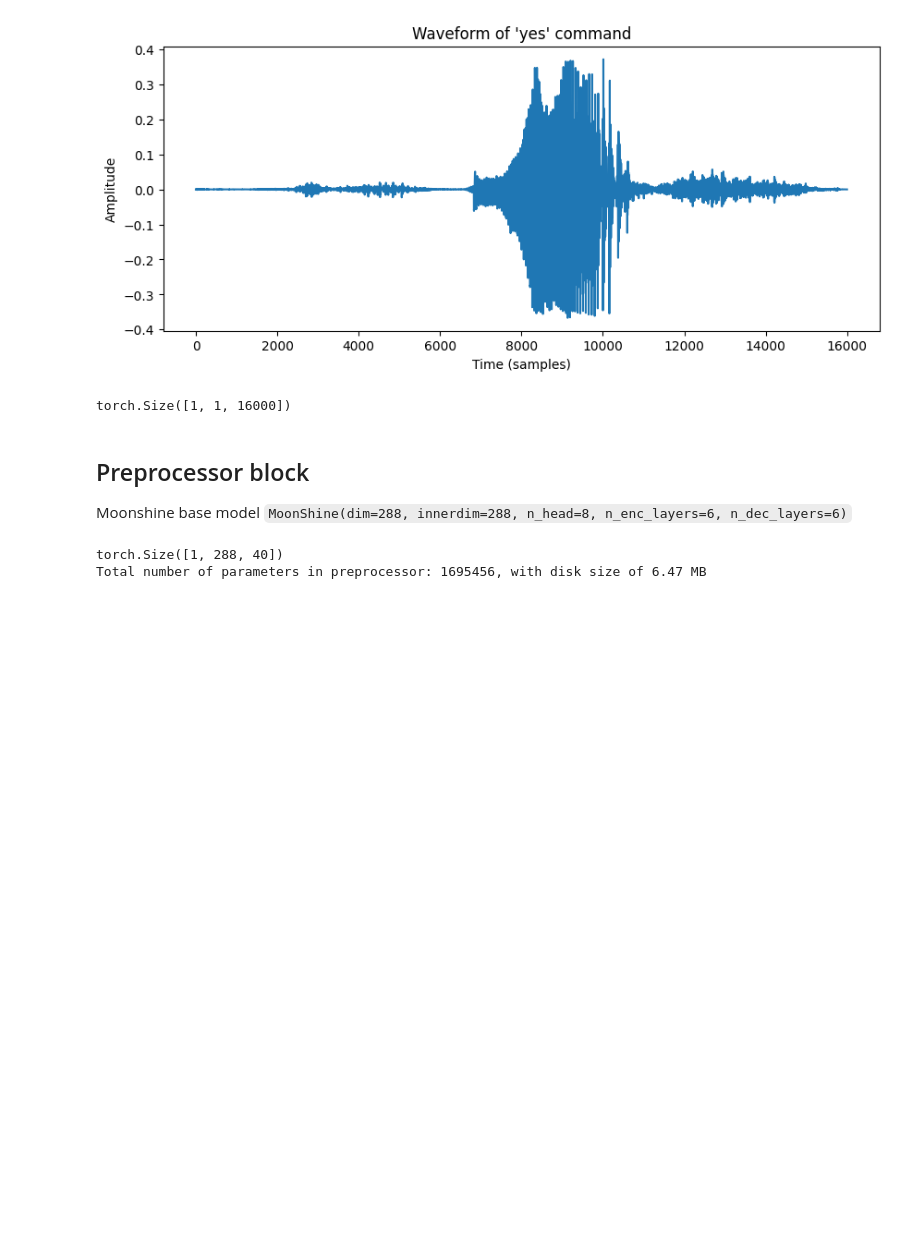
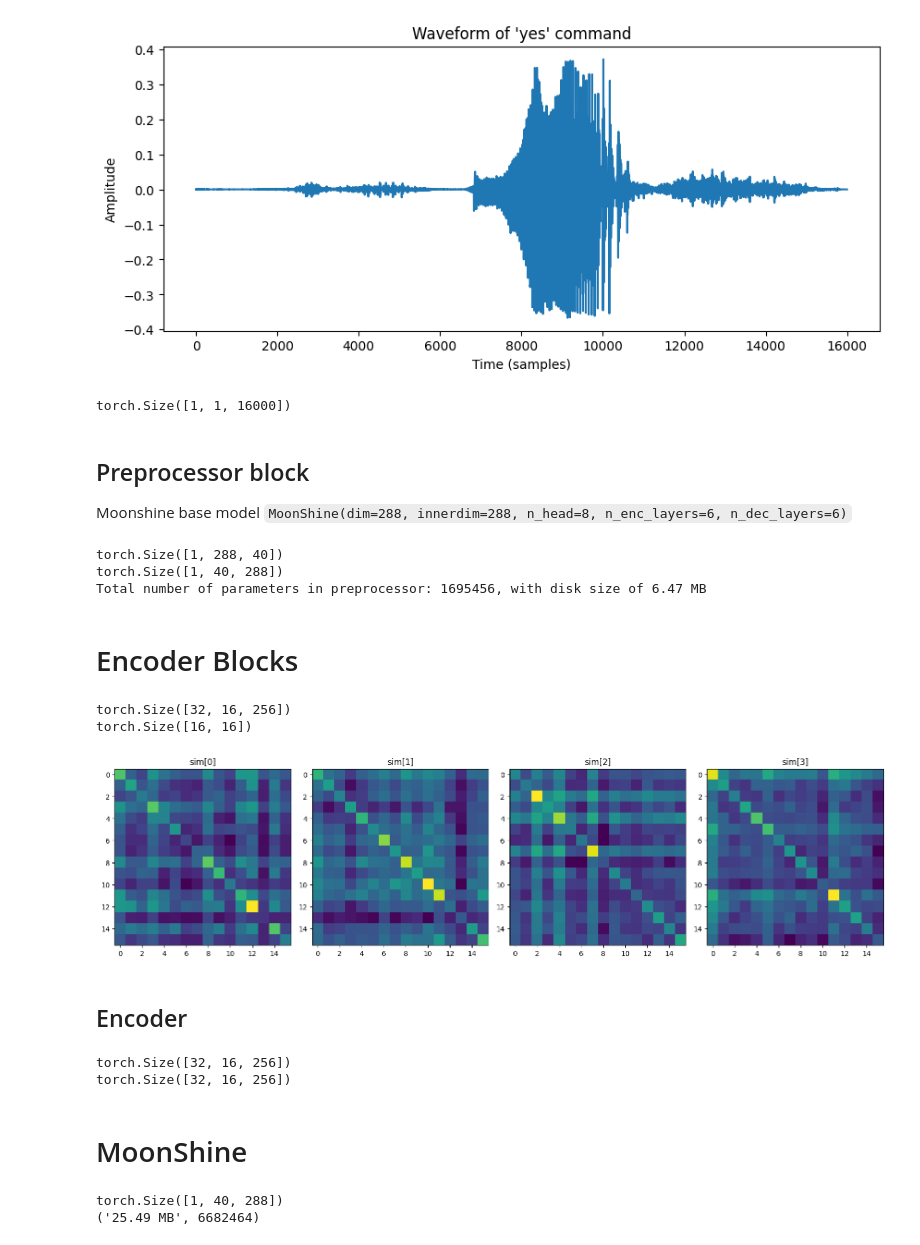
Before and after one commit to Lxrd-AJ/moonshine, a Jupyter notebook: main.ipynb, the cells around one changed output. Cells and saved outputs as stored; diff of their text form; code cells hidden in the pictures; blank space fills up the shorter version.

```diff
--- a/main.ipynb
+++ b/main.ipynb
@@ -67,15 +54,72 @@ def diskSizeOfModel(model):
 # %%
-from model import AudioPreprocessor
+from model import AudioPreprocessor, diskSizeOf
 
 preprocessor = AudioPreprocessor(dim=moonshineBaseConfig["preprocesserDims"])
-x = preprocessor(torch.randn(1, 1, 16000)) # (batch_size, num_channels, num_samples)
+x = preprocessor(torch.randn(1, 1, 16000)) # (batch_size B, num_channels C, num_samples T)
 
 # Test the preprocessor with the example audio
 x = preprocessor(audio)
 print(x.shape) # (B, C, T)
+x = x.transpose(1, 2)
+print(x.shape)
 
 total_params = sum(p.numel() for p in preprocessor.parameters())
-print(f"Total number of parameters in preprocessor: {total_params}, with disk size of {diskSizeOfModel(preprocessor)}")
+print(f"Total number of parameters in preprocessor: {total_params}, with disk size of {diskSizeOf(preprocessor)}")
 # %% [output]
 torch.Size([1, 288, 40])
+torch.Size([1, 40, 288])
 Total number of parameters in preprocessor: 1695456, with disk size of 6.47 MB
+# %% [markdown]
+# Encoder Blocks
+# %%
+B, T, C = 32, 16, 256
+x = torch.randn(B, T, C)
+
+from model import MultiHeadSelfAttentionRoPE
+
+sAttn = MultiHeadSelfAttentionRoPE(dim=C, innerDim=512, nHead=4, maxSeqLen=256)
+attnOut = sAttn(x)
+print(attnOut.shape)
+
+# sanity check
+attnOut = attnOut / attnOut.norm()
+sim = attnOut @ attnOut.permute(0, 2, 1)
+print(sim[0].shape)
+fig, axes = plt.subplots(1, 4, figsize=(16, 4))
+for i in range(4):
+    axes[i].imshow(sim[i].detach().numpy())
+    axes[i].set_title(f"sim[{i}]")
+plt.tight_layout()
+plt.show()
+# %% [output]
+torch.Size([32, 16, 256])
+torch.Size([16, 16])
+[figure, added]
+# %% [markdown]
+## Encoder
+# %%
+from model import EncoderBlock
+
+C = 256
+nH = 4
+x = torch.randn(B, T, C)
+print(x.shape)
+enc = EncoderBlock(dim=C, nHead=nH)
+print(enc(x).shape)
+# %% [output]
+torch.Size([32, 16, 256])
+torch.Size([32, 16, 256])
+# %% [markdown]
+# MoonShine
+# %%
+from model import MoonShine
+
+net = MoonShine()
+out = net(audio)
+
+print(out.shape)
+
+print(diskSizeOf(net))
+# %% [output]
+torch.Size([1, 40, 288])
+('25.49 MB', 6682464)
```
Also changed, not shown: parts of 1 cell of this notebook, 6 other files.
